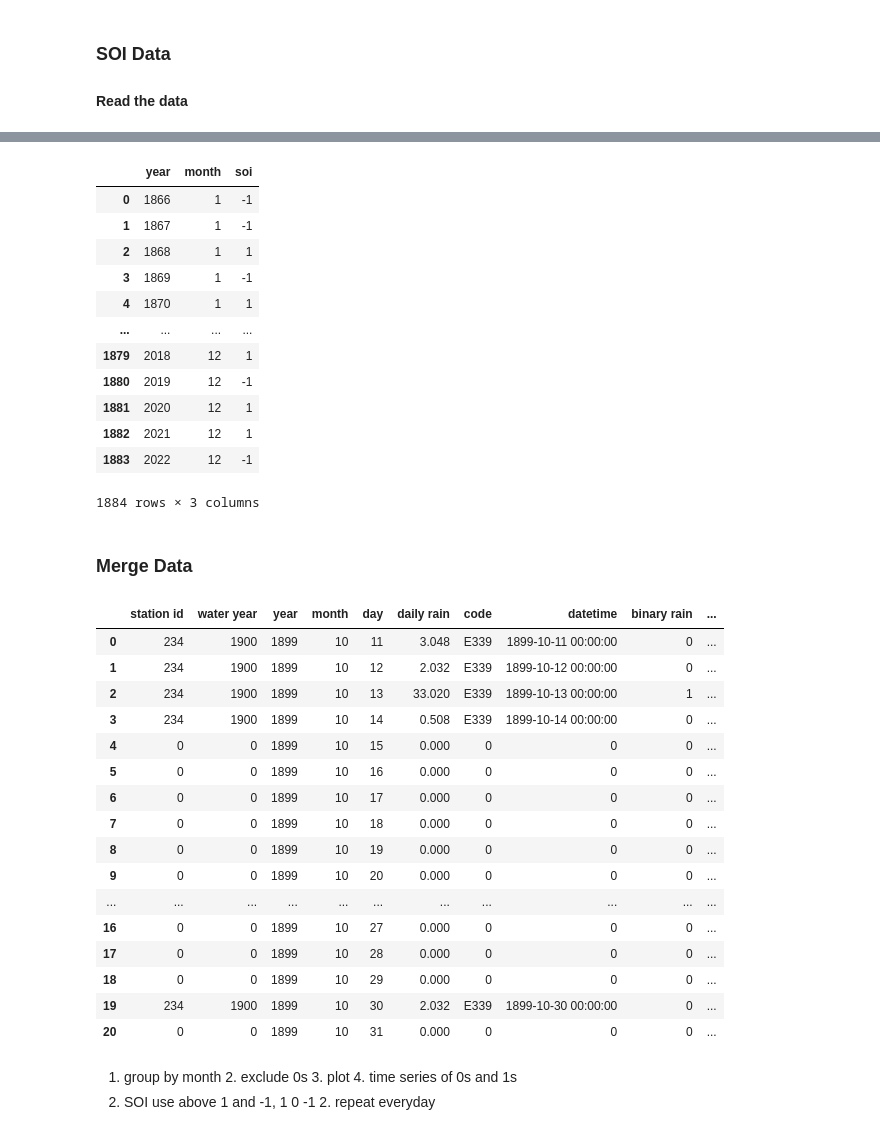
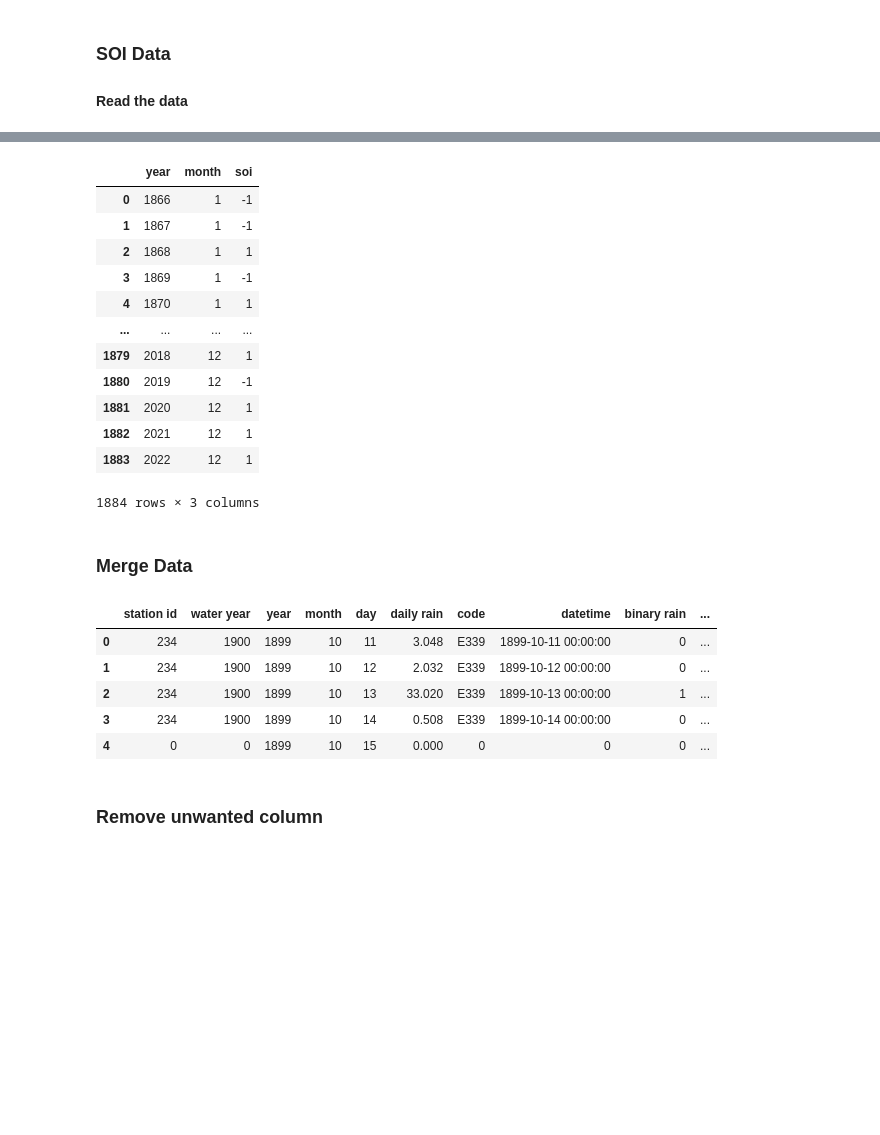
Before and after one commit to pippahtlin/Extreme-Precipitation, a Jupyter notebook: Import Data.ipynb, the cells around one changed output, grey strips where cells are left out. Cells and saved outputs as stored; diff of their text form; code cells hidden in the pictures; blank space fills up the shorter version.

```diff
--- a/Import Data.ipynb
+++ b/Import Data.ipynb
@@ -152,0 +168,3 @@ Questions: how to deal with the null value (-99)???
+# %%
+# Replace -99.9 with np.nan for interpolation purposes
+soi = soi.replace(-99.9, np.nan)
@@ -152,0 +204,3 @@ Questions: how to deal with the null value (-99)???
+# %%
+soi_interpolated = soi_interpolated_1.round(1)
+soi_interpolated
@@ -162,8 +233,8 @@ def transform(x):
     else:
         return 0
 
-soi.iloc[:,1:13] = soi.iloc[:,1:13].applymap(transform)
-soi
+soi_interpolated.iloc[:,1:13] = soi_interpolated.iloc[:,1:13].applymap(transform)
+soi_interpolated
 # %% [output]
 |  | year | 1 | 2 | 3 | 4 | 5 | 6 | 7 | 8 | 9 | 10 | ... |
 | 0 | 1866 | -1 | 1 | -1 | -1 | 1 | -1 | 0 | -1 | 1 | 1 | ... |
@@ -180,10 +251,10 @@ soi
 157 rows × 13 columns
 # %%
 # Stack the data and repeat by day
-soi = soi.melt(id_vars=["year"],
-        var_name="month",
+soi_interpolated = soi_interpolated.melt(id_vars=["year"],
+        var_name= ["month"],
         value_name = 'soi')
-soi
+soi_interpolated
 # %% [output]
 |  | year | month | soi |
 | 0 | 1866 | 1 | -1 |
@@ -196,29 +267,20 @@ soi
 | 1880 | 2019 | 12 | -1 |
 | 1881 | 2020 | 12 | 1 |
 | 1882 | 2021 | 12 | 1 |
-| 1883 | 2022 | 12 | -1 |
+| 1883 | 2022 | 12 | 1 |
 1884 rows × 3 columns
 # %% [markdown]
 ### **Merge Data**
 # %%
 # Merge two datasets
-df = pd.merge(rf, soi, left_on=['year', 'month'], right_on=['year', 'month'], how='inner')
-df.loc[0:20]
+df = pd.merge(rf, soi_interpolated, left_on=['year', 'month'], right_on=['year', 'month'], how='inner')
+df.head()
 # %% [output]
 |  | station id | water year | year | month | day | daily rain | code | datetime | binary rain | ... |
 | 0 | 234 | 1900 | 1899 | 10 | 11 | 3.048 | E339 | 1899-10-11 00:00:00 | 0 | ... |
 | 1 | 234 | 1900 | 1899 | 10 | 12 | 2.032 | E339 | 1899-10-12 00:00:00 | 0 | ... |
 | 2 | 234 | 1900 | 1899 | 10 | 13 | 33.020 | E339 | 1899-10-13 00:00:00 | 1 | ... |
 | 3 | 234 | 1900 | 1899 | 10 | 14 | 0.508 | E339 | 1899-10-14 00:00:00 | 0 | ... |
 | 4 | 0 | 0 | 1899 | 10 | 15 | 0.000 | 0 | 0 | 0 | ... |
-| 5 | 0 | 0 | 1899 | 10 | 16 | 0.000 | 0 | 0 | 0 | ... |
-| 6 | 0 | 0 | 1899 | 10 | 17 | 0.000 | 0 | 0 | 0 | ... |
-| 7 | 0 | 0 | 1899 | 10 | 18 | 0.000 | 0 | 0 | 0 | ... |
-| 8 | 0 | 0 | 1899 | 10 | 19 | 0.000 | 0 | 0 | 0 | ... |
-| 9 | 0 | 0 | 1899 | 10 | 20 | 0.000 | 0 | 0 | 0 | ... |
-| ... | ... | ... | ... | ... | ... | ... | ... | ... | ... | ... |
-| 16 | 0 | 0 | 1899 | 10 | 27 | 0.000 | 0 | 0 | 0 | ... |
-| 17 | 0 | 0 | 1899 | 10 | 28 | 0.000 | 0 | 0 | 0 | ... |
-| 18 | 0 | 0 | 1899 | 10 | 29 | 0.000 | 0 | 0 | 0 | ... |
-| 19 | 234 | 1900 | 1899 | 10 | 30 | 2.032 | E339 | 1899-10-30 00:00:00 | 0 | ... |
-| 20 | 0 | 0 | 1899 | 10 | 31 | 0.000 | 0 | 0 | 0 | ... |
+# %% [markdown]
+### Remove unwanted column
@@ -227,3 +294,0 @@ df.to_csv("/Users/pippalin/Extreme-Precipitation/data/precipitation_clean")
-# %% [markdown]
-1. group by month 2. exclude 0s 3. plot 4. time series of 0s and 1s
-1. SOI use above 1 and -1, 1 0 -1 2. repeat everyday
```
Also changed, not shown: parts of 17 cells of this notebook, 4 other files.
